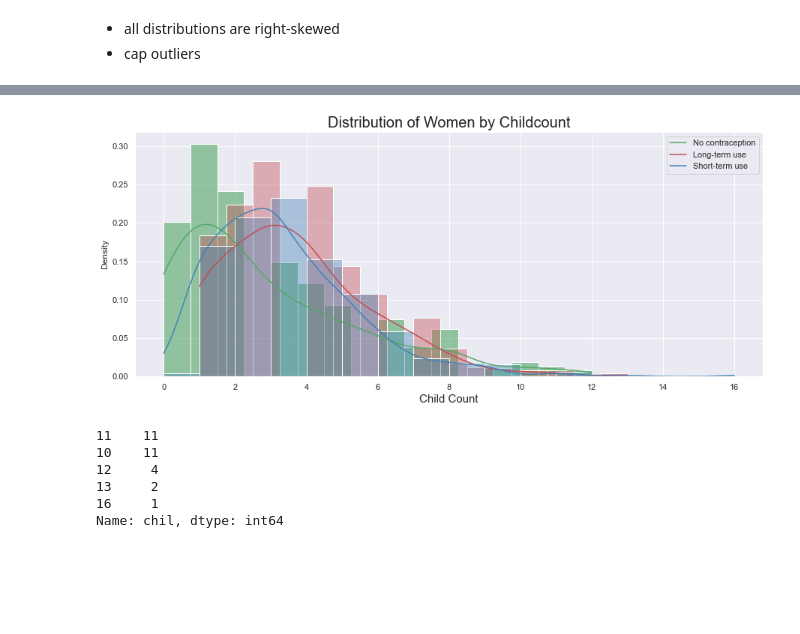
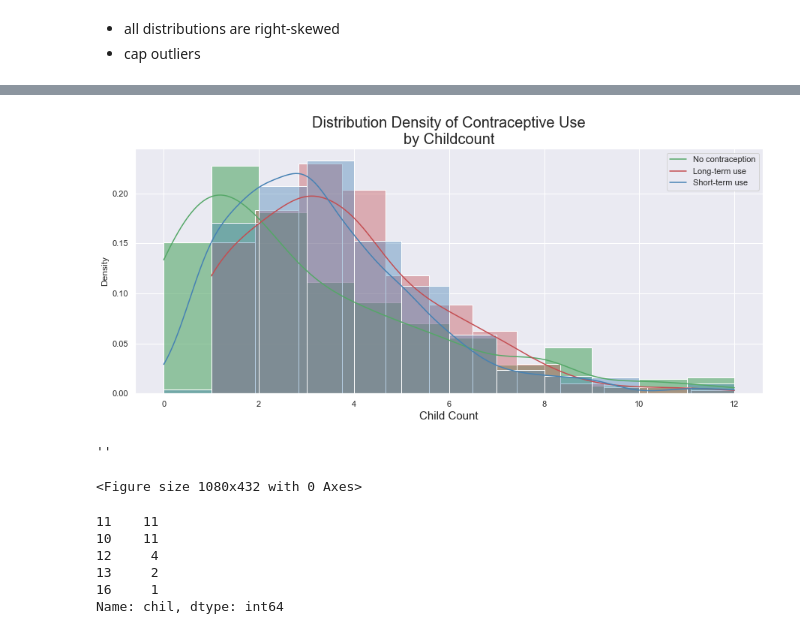
Before and after one commit to mike-flanagan/contraceptive-use-in-indonesia, a Jupyter notebook: MIKE_EDA.ipynb, the cells around one changed output, grey strips where cells are left out. Drawn from its saved outputs; the diff is of its cells as text; code cells hidden in the pictures; blank space fills up the shorter version.

```diff
--- a/MIKE_EDA.ipynb
+++ b/MIKE_EDA.ipynb
@@ -321,14 +334,17 @@ g = sns.catplot(x = 'hus_edu', col = 'cmc', col_wrap = 3,
 # %%
 fig, ax = plt.subplots(figsize=(15,6))
-ax.set_title('Distribution of Women by Childcount', size = 20)
-sns.histplot(x = df[df.cmc == 1].chil, bins = 16, kde = True, stat = 'density', color = 'g', alpha = .6)
-sns.histplot(x = df[df.cmc == 2].chil, bins = 16, kde = True, stat = 'density', color = 'r', alpha = .4)
-sns.histplot(x = df[df.cmc == 3].chil, bins = 16, kde = True, stat = 'density', color = 'steelblue', alpha = .4)
+ax.set_title('Distribution Density of Contraceptive Use\nby Childcount', size = 20)
+sns.histplot(x = df[df.cmc == 1].chil, bins = 12, kde = True, stat = 'density', color = 'g', alpha = .6)
+sns.histplot(x = df[df.cmc == 2].chil, bins = 12, kde = True, stat = 'density', color = 'r', alpha = .4)
+sns.histplot(x = df[df.cmc == 3].chil, bins = 12, kde = True, stat = 'density', color = 'steelblue', alpha = .4)
 ax.set_xlabel('Child Count', size=15)
 ax.legend(labels=['No contraception', 'Long-term use', 'Short-term use'])
-plt.show();
+plt.show()
+;
 # %% [output]
-[figure, old version]
+[figure, new version]
+''
+<Figure size 1080x432 with 0 Axes>
 # %%
 df[df.chil > 9].chil.value_counts()
 # %% [output]
```
Also changed, not shown: parts of 2 cells of this notebook, 20 other files.
